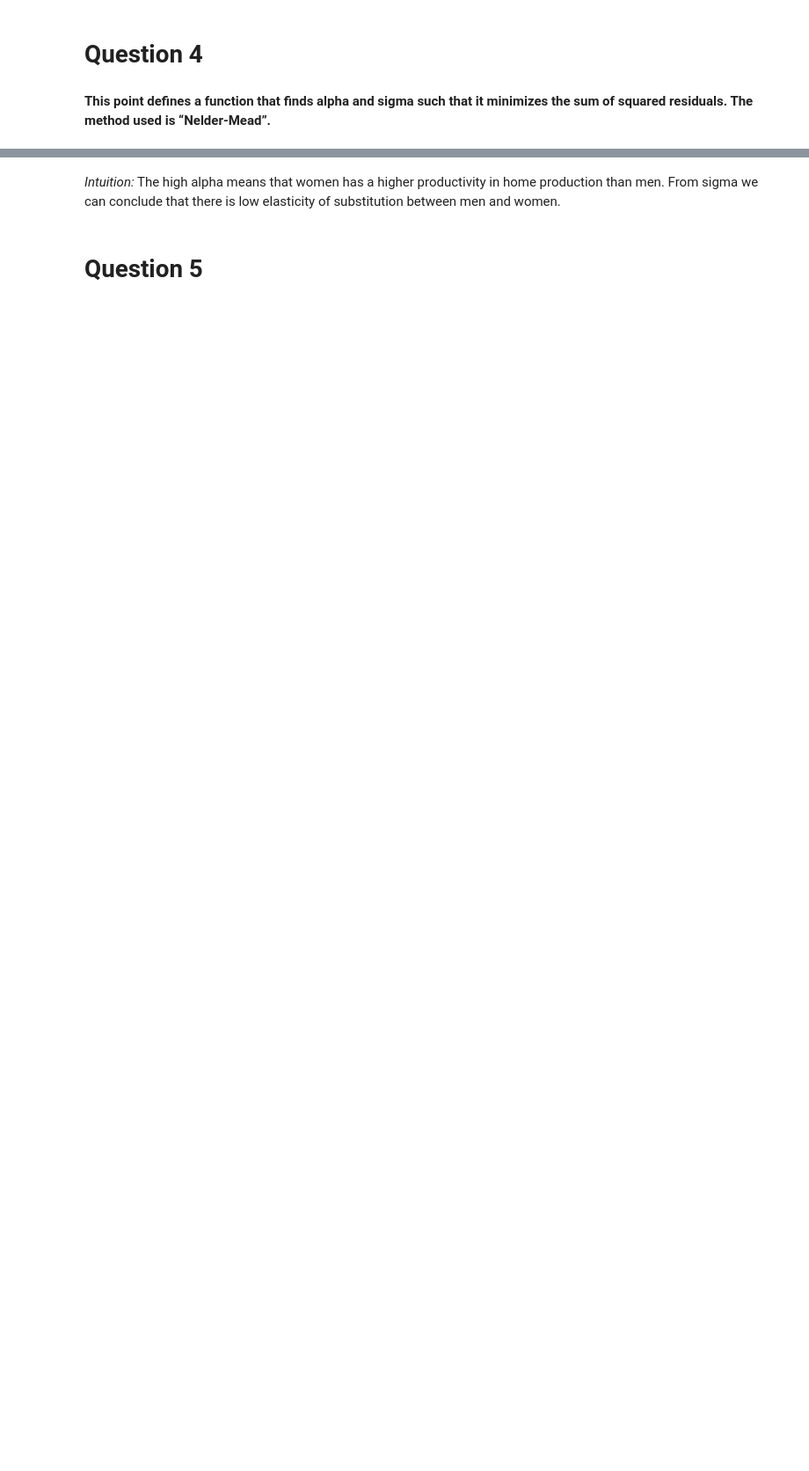
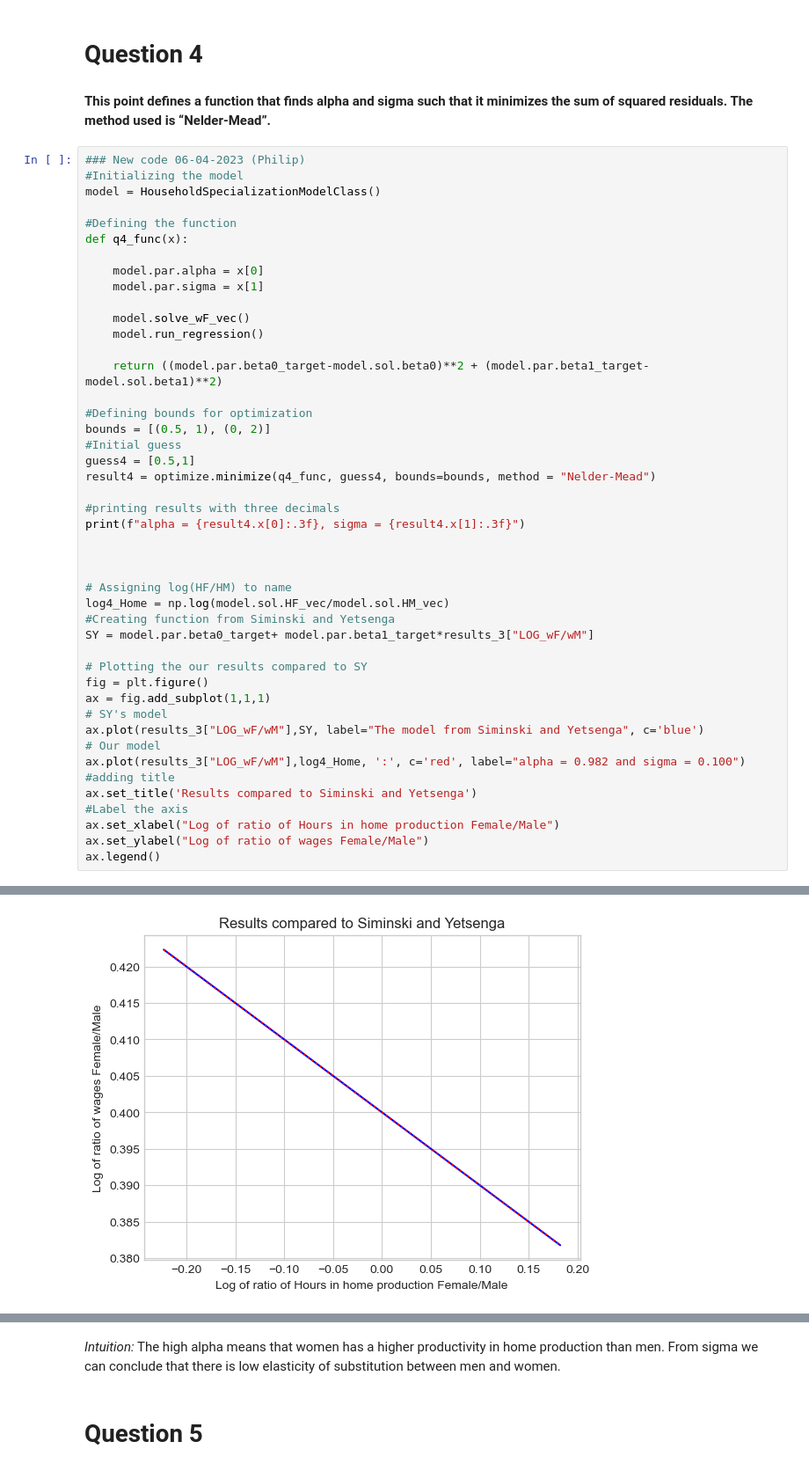
Before and after one commit to NumEconCopenhagen/projects-2023-latin-power, a Jupyter notebook: inauguralproject/inauguralproject.ipynb, the cells around one changed output, grey strips where cells are left out. Shown at 88% size. Saved outputs shown, nothing was run; the diff lists cells and outputs as text; blank space fills up the shorter version.

```diff
--- a/inauguralproject/inauguralproject.ipynb
+++ b/inauguralproject/inauguralproject.ipynb
@@ -185,3 +188,49 @@ Text(0.5, 0, 'Log of ratio of wages Female/Male')
 # Question 4
 # %% [markdown]
 **This point defines a function that finds alpha and sigma such that it minimizes the sum of squared residuals. The method used is “Nelder-Mead”.**
+# %%
+### New code 06-04-2023 (Philip)
+#Initializing the model
+model = HouseholdSpecializationModelClass()
+
+#Defining the function
+def q4_func(x):
+
+    model.par.alpha = x[0]
+    model.par.sigma = x[1]
+
+    model.solve_wF_vec()
+    model.run_regression()
+
+    return ((model.par.beta0_target-model.sol.beta0)**2 + (model.par.beta1_target-model.sol.beta1)**2)
+
+#Defining bounds for optimization
+bounds = [(0.5, 1), (0, 2)]
+#Initial guess
+guess4 = [0.5,1]
+result4 = optimize.minimize(q4_func, guess4, bounds=bounds, method = "Nelder-Mead")
+
+#printing results with three decimals
+print(f"alpha = {result4.x[0]:.3f}, sigma = {result4.x[1]:.3f}")
+
+
+
+# Assigning log(HF/HM) to name
+log4_Home = np.log(model.sol.HF_vec/model.sol.HM_vec)
+#Creating function from Siminski and Yetsenga
+SY = model.par.beta0_target+ model.par.beta1_target*results_3["LOG_wF/wM"]
+
+# Plotting the our results compared to SY
+fig = plt.figure()
+ax = fig.add_subplot(1,1,1)
+# SY's model
+ax.plot(results_3["LOG_wF/wM"],SY, label="The model from Siminski and Yetsenga", c='blue')
+# Our model
+ax.plot(results_3["LOG_wF/wM"],log4_Home, ':', c='red', label="alpha = 0.982 and sigma = 0.100")
+#adding title
+ax.set_title('Results compared to Siminski and Yetsenga')
+#Label the axis
+ax.set_xlabel("Log of ratio of Hours in home production Female/Male")
+ax.set_ylabel("Log of ratio of wages Female/Male")
+ax.legend()
+# %% [output]
@@ -187,0 +239 @@ Text(0.5, 0, 'Log of ratio of wages Female/Male')
+[figure, added]
```
Also changed, not shown: parts of 7 cells of this notebook.
